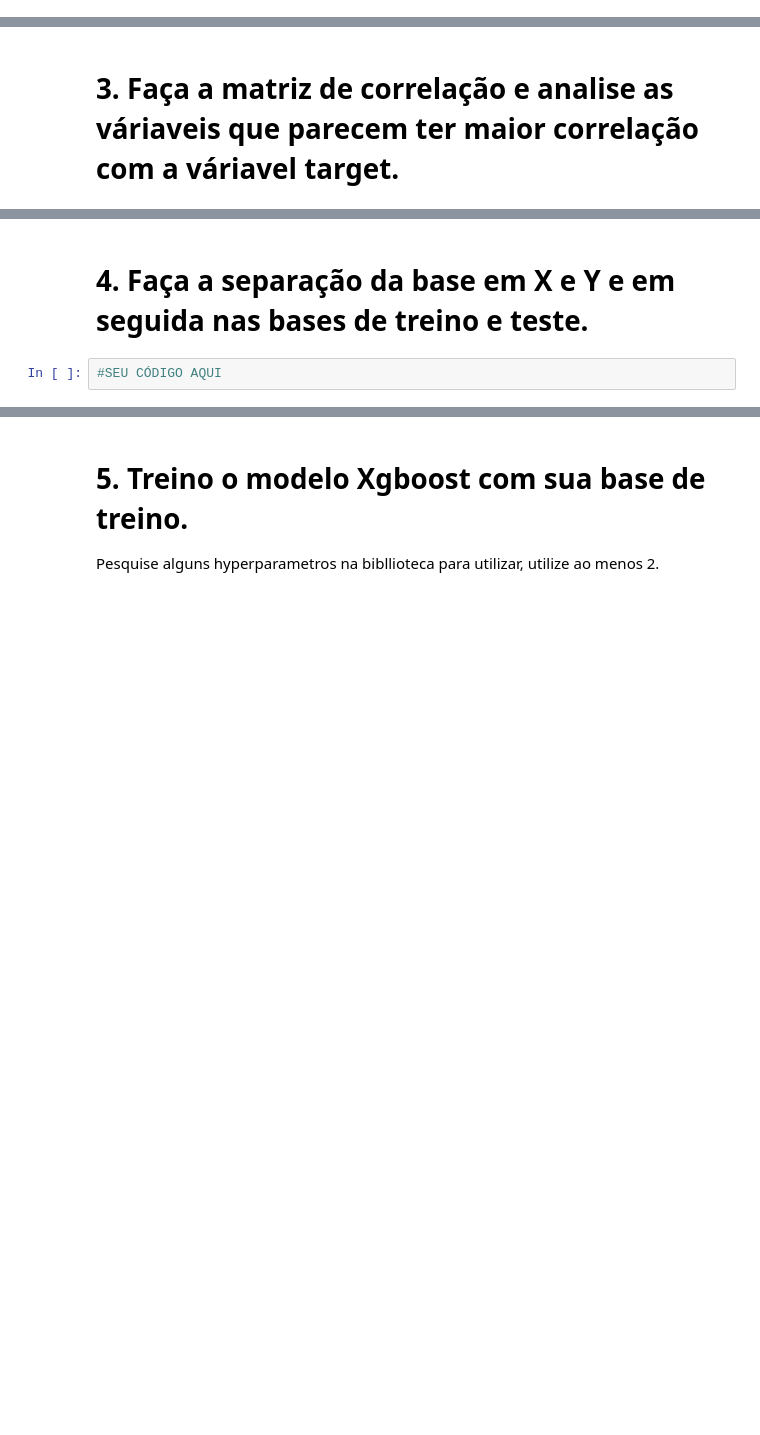
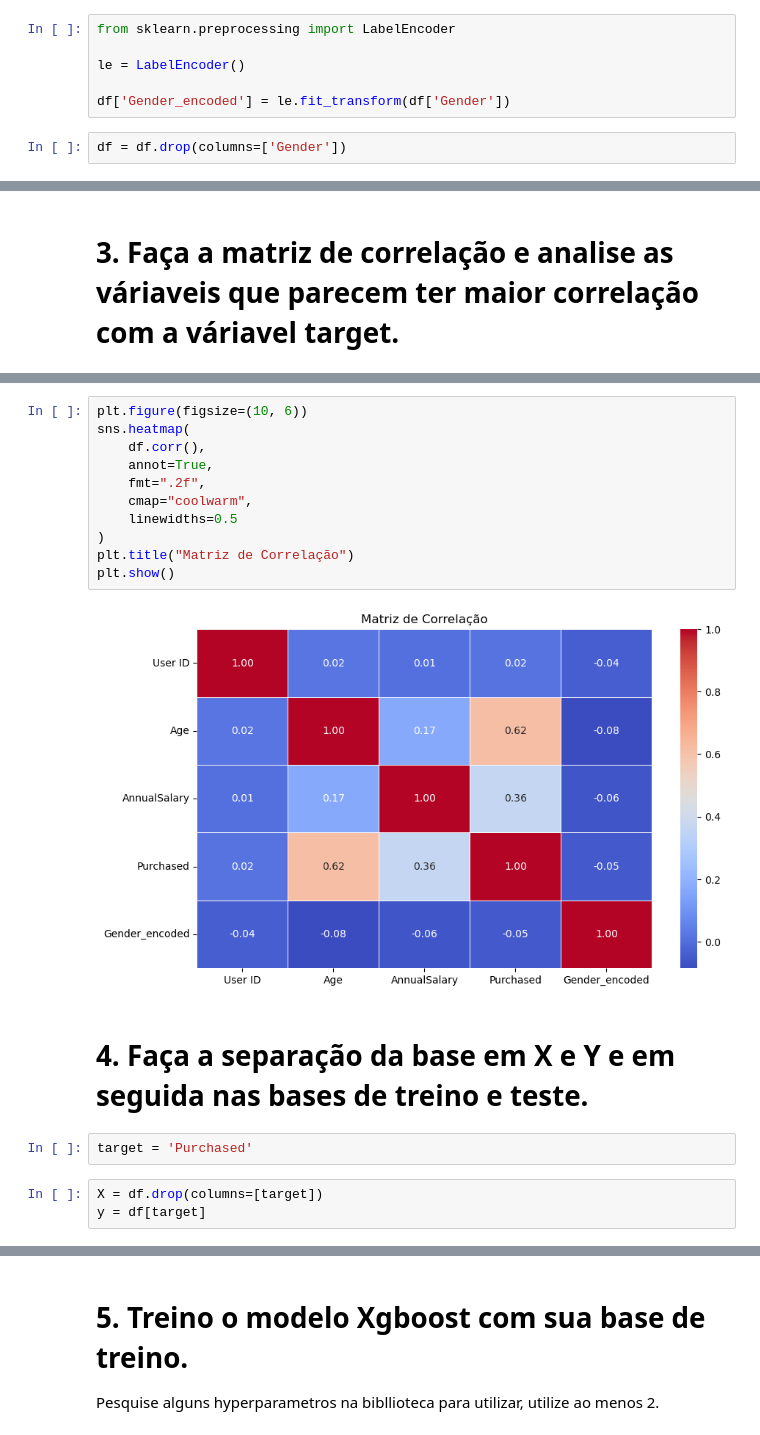
Before and after one commit to henry842/CarPurchaseXGBoost, a Jupyter notebook: MOD39_EXERCICIO.ipynb, the cells around one changed output, grey strips where cells are left out. Saved outputs shown, nothing was run; the diff lists cells and outputs as text; blank space fills up the shorter version.

```diff
--- a/MOD39_EXERCICIO.ipynb
+++ b/MOD39_EXERCICIO.ipynb
@@ -63,0 +91,8 @@ df = df.drop(columns=['ID'], errors='ignore')
+# %%
+from sklearn.preprocessing import LabelEncoder
+
+le = LabelEncoder()
+
+df['Gender_encoded'] = le.fit_transform(df['Gender'])
+# %%
+df = df.drop(columns=['Gender'])
@@ -68,4 +120,20 @@ df = df.drop(columns=['ID'], errors='ignore')
+# %%
+plt.figure(figsize=(10, 6))
+sns.heatmap(
+    df.corr(),
+    annot=True,
+    fmt=".2f",
+    cmap="coolwarm",
+    linewidths=0.5
+)
+plt.title("Matriz de Correlação")
+plt.show()
+# %% [output]
+[figure, added]
 # %% [markdown]
 # 4. Faça a separação da base em X e Y e em seguida nas bases de treino e teste.
-# %%
-#SEU CÓDIGO AQUI
+# %%
+target = 'Purchased'
+# %%
+X = df.drop(columns=[target])
+y = df[target]
```
Also changed, not shown: parts of 24 cells of this notebook.
